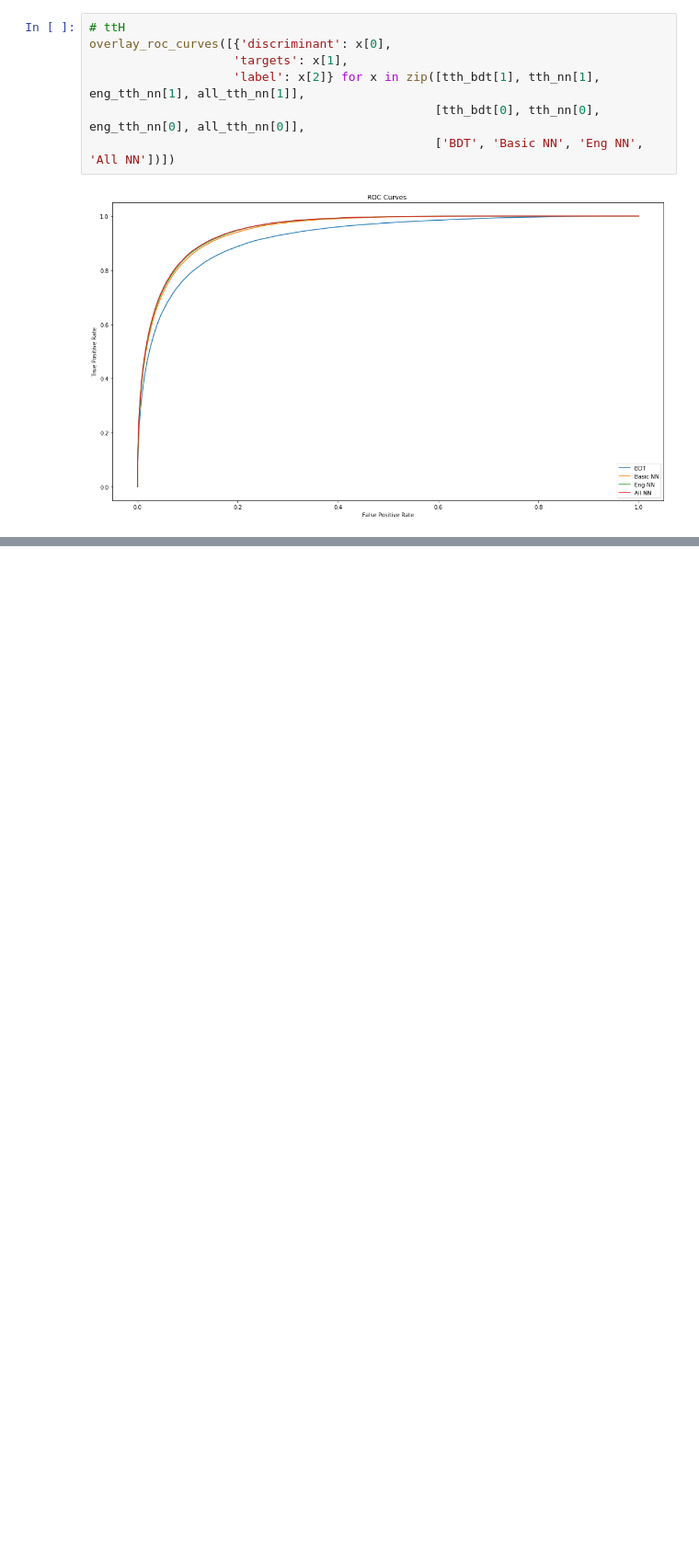
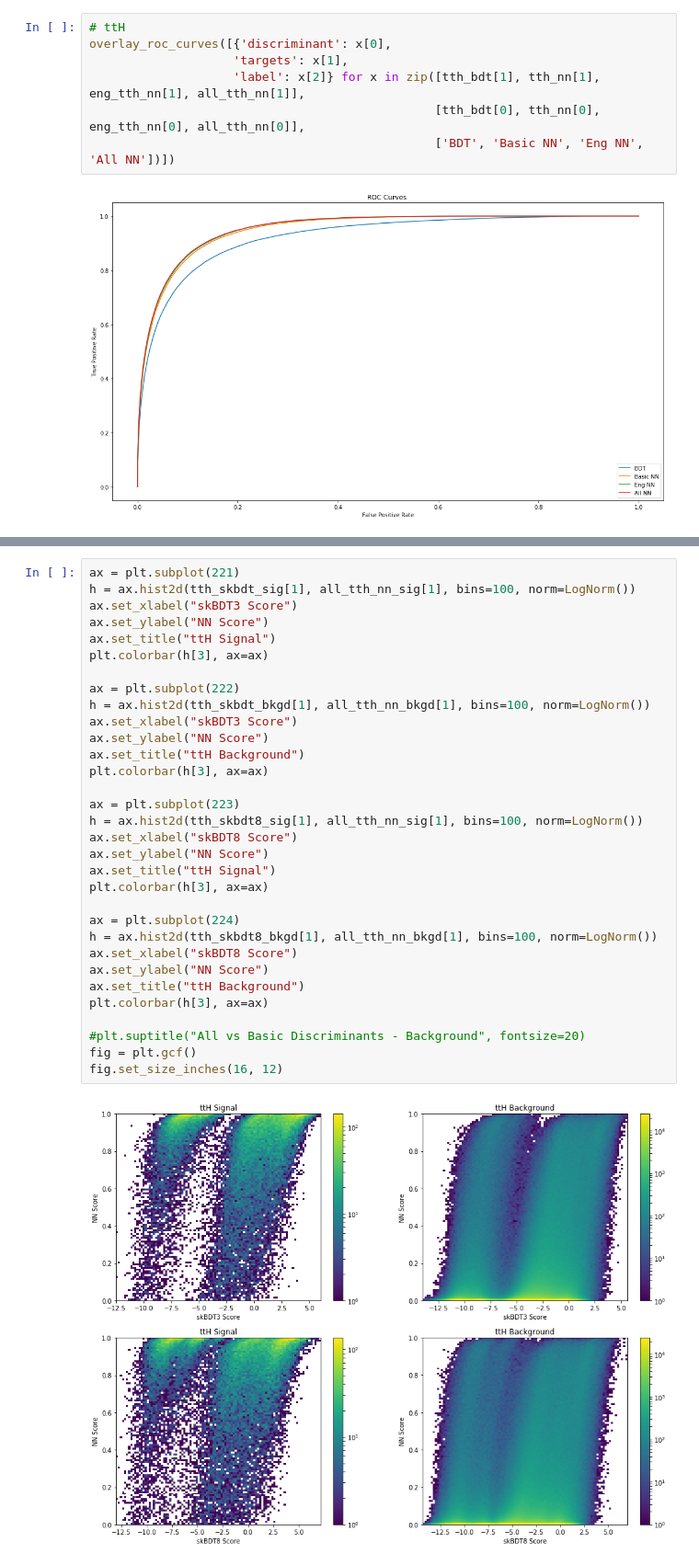
Before and after one commit to mdkdrnevich/DeepHadTopTagger, a Jupyter notebook: ModelEvaluation/model_analysis.ipynb, the cells around one changed output, grey strips where cells are left out. Shown at 92% size. Drawn from its saved outputs; the diff is of its cells as text; blank space fills up the shorter version.

```diff
--- a/model_analysis.ipynb
+++ b/ModelEvaluation/model_analysis.ipynb
@@ -1125,0 +1175,34 @@ overlay_roc_curves([{'discriminant': x[0],
+# %%
+ax = plt.subplot(221)
+h = ax.hist2d(tth_skbdt_sig[1], all_tth_nn_sig[1], bins=100, norm=LogNorm())
+ax.set_xlabel("skBDT3 Score")
+ax.set_ylabel("NN Score")
+ax.set_title("ttH Signal")
+plt.colorbar(h[3], ax=ax)
+
+ax = plt.subplot(222)
+h = ax.hist2d(tth_skbdt_bkgd[1], all_tth_nn_bkgd[1], bins=100, norm=LogNorm())
+ax.set_xlabel("skBDT3 Score")
+ax.set_ylabel("NN Score")
+ax.set_title("ttH Background")
+plt.colorbar(h[3], ax=ax)
+
+ax = plt.subplot(223)
+h = ax.hist2d(tth_skbdt8_sig[1], all_tth_nn_sig[1], bins=100, norm=LogNorm())
+ax.set_xlabel("skBDT8 Score")
+ax.set_ylabel("NN Score")
+ax.set_title("ttH Signal")
+plt.colorbar(h[3], ax=ax)
+
+ax = plt.subplot(224)
+h = ax.hist2d(tth_skbdt8_bkgd[1], all_tth_nn_bkgd[1], bins=100, norm=LogNorm())
+ax.set_xlabel("skBDT8 Score")
+ax.set_ylabel("NN Score")
+ax.set_title("ttH Background")
+plt.colorbar(h[3], ax=ax)
+
+#plt.suptitle("All vs Basic Discriminants - Background", fontsize=20)
+fig = plt.gcf()
+fig.set_size_inches(16, 12)
+# %% [output]
+[figure, added]
```
Also changed, not shown: parts of 9 cells of this notebook, 14 other files.
